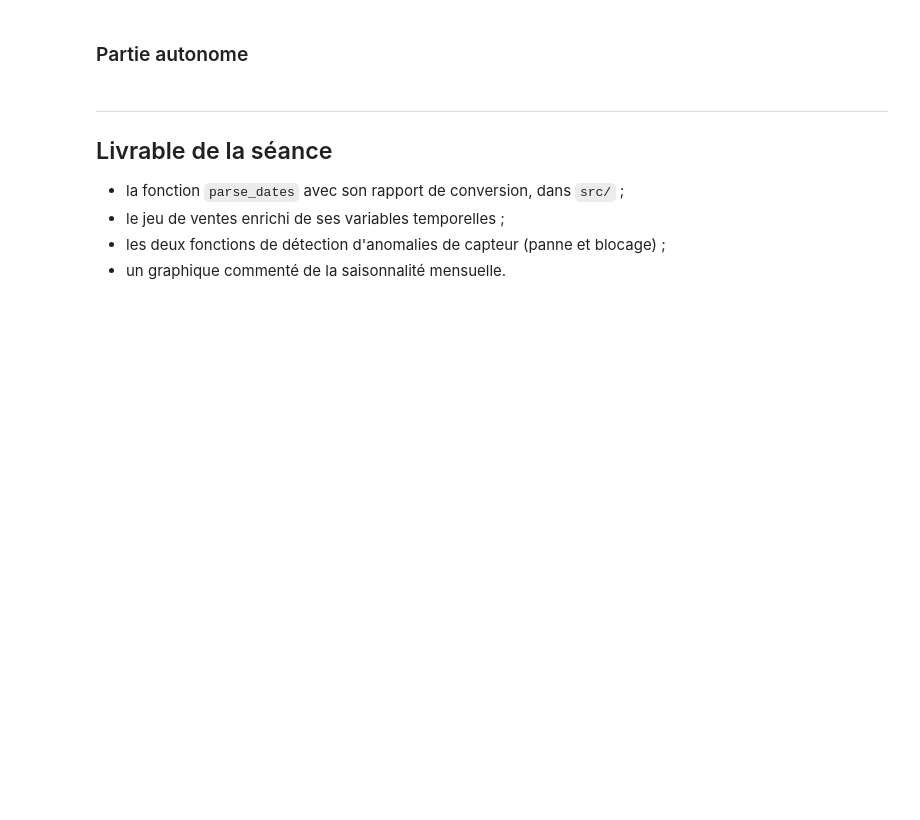
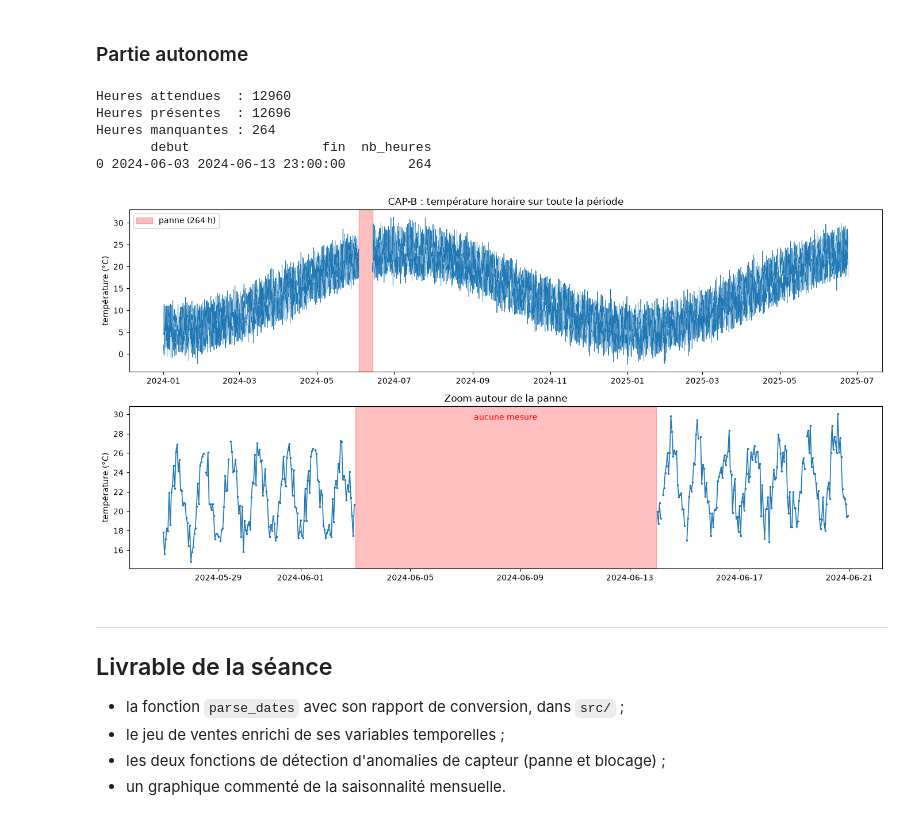
Before and after one commit to kkouassijuda-cmd/TP-prepa_data, a Jupyter notebook: 05_variables_temporelles.ipynb, the cells around one changed output. Cells and saved outputs as stored; diff of their text form; code cells hidden in the pictures; blank space fills up the shorter version.

```diff
--- a/05_variables_temporelles.ipynb
+++ b/05_variables_temporelles.ipynb
@@ -253,9 +371,75 @@ de la courbe lissée.
 # %%
 # Q4. Détecter automatiquement la panne du capteur CAP-B :
 #     trouver les plages horaires sans aucune mesure de plus de 24 heures.
 #     Indice : réindexer sur une plage horaire complète puis repérer les suites de NaN.
 
+# Étape 1 : isoler CAP-B, dates en index, dans l'ordre chronologique
+sensor_b = (sensors[sensors['id_capteur'] == 'CAP-B']
+            .set_index('horodatage')
+            .sort_index())
+
+# Étape 2 : créer la plage horaire COMPLÈTE (toutes les heures qui devraient exister)
+full_range = pd.date_range(sensor_b.index.min(), sensor_b.index.max(), freq='h')
+
+# Étape 3 : réindexer -> les heures absentes deviennent des lignes remplies de NaN
+sensor_b_full = sensor_b.reindex(full_range)
+is_missing = sensor_b_full['id_capteur'].isna()   # True = aucune mesure à cette heure
+
+print('Heures attendues  :', len(full_range))
+print('Heures présentes  :', len(sensor_b))
+print('Heures manquantes :', is_missing.sum())
+
+# Étape 4 : numéroter les suites consécutives (un nouveau numéro à chaque changement)
+block_id = (is_missing != is_missing.shift()).cumsum()
+
+# Étape 5 : pour chaque suite de NaN, calculer début, fin et durée
+missing = pd.DataFrame({'heure': full_range[is_missing],
+                        'bloc': block_id[is_missing].values})
+gaps = missing.groupby('bloc')['heure'].agg(debut='min', fin='max', nb_heures='count')
+
+# Étape 6 : ne garder que les trous de plus de 24 heures = les pannes
+outages = gaps[gaps['nb_heures'] > 24].reset_index(drop=True)
+print(outages)
+
+# Commentaire : CAP-B n'a envoyé aucune mesure du 03/06/2024 00:00 au 13/06/2024 23:00,
+# soit 264 heures (11 jours) : c'est la panne annoncée par l'énoncé.
+
+import matplotlib.pyplot as plt
+
+fig, axes = plt.subplots(2, 1, figsize=(14, 7))
+
+# Graphique 1 : toute la période
+ax = axes[0]
+ax.plot(sensor_b_full.index, sensor_b_full['temperature_c'], linewidth=0.6)
+for _, row in outages.iterrows():
+    ax.axvspan(row['debut'], row['fin'], color='red', alpha=0.25,
+               label=f"panne ({row['nb_heures']} h)")
+ax.set_title('CAP-B : température horaire sur toute la période')
+ax.set_ylabel('température (°C)')
+ax.legend(loc='upper left')
+
+# Graphique 2 : zoom une semaine avant / une semaine après la panne
+zoom = sensor_b_full.loc['2024-05-27':'2024-06-20', 'temperature_c']
+ax = axes[1]
+ax.plot(zoom.index, zoom, linewidth=1.2, marker='.', markersize=3)
+for _, row in outages.iterrows():
+    ax.axvspan(row['debut'], row['fin'], color='red', alpha=0.25)
+    ax.text(row['debut'] + (row['fin'] - row['debut']) / 2, zoom.max(),
+            'aucune mesure', ha='center', va='top', color='red')
+ax.set_title('Zoom autour de la panne')
+ax.set_ylabel('température (°C)')
+
+plt.tight_layout()
+plt.show()
+
 # TODO
+# %% [output]
+Heures attendues  : 12960
+Heures présentes  : 12696
+Heures manquantes : 264
+       debut                 fin  nb_heures
+0 2024-06-03 2024-06-13 23:00:00        264
+[figure, added]
 # %%
 # Q5. Détecter le capteur bloqué : trouver la période où CAP-C renvoie une valeur
 #     strictement constante pendant plus de 24 relevés consécutifs.
```
Also changed, not shown: parts of 9 cells of this notebook.
